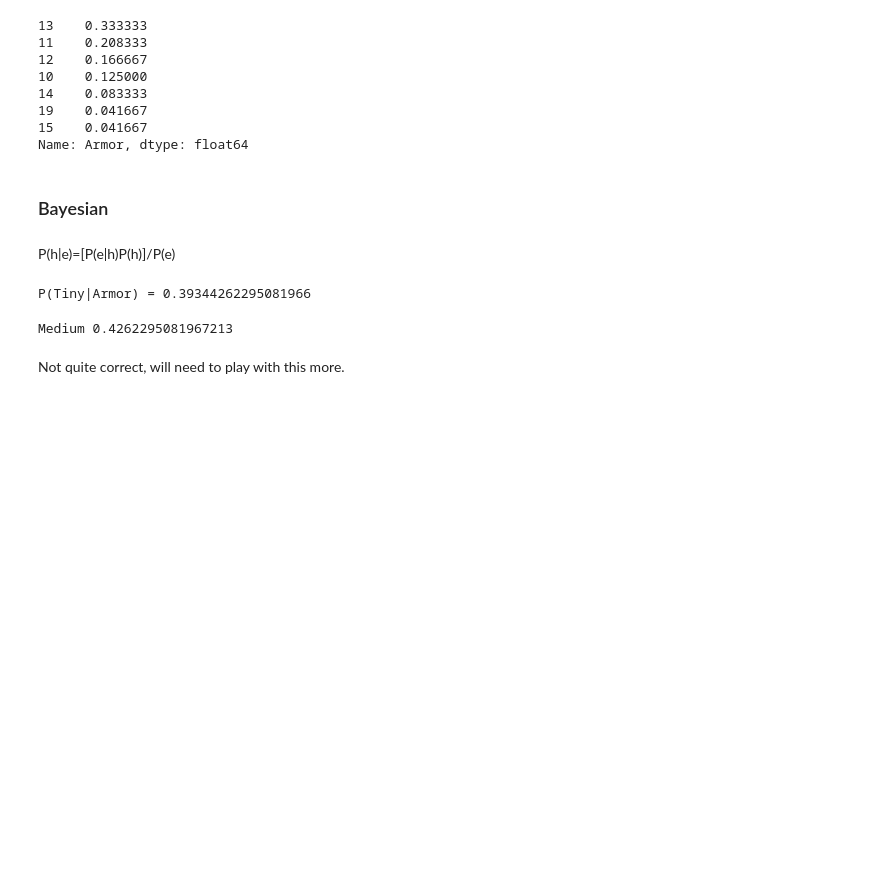
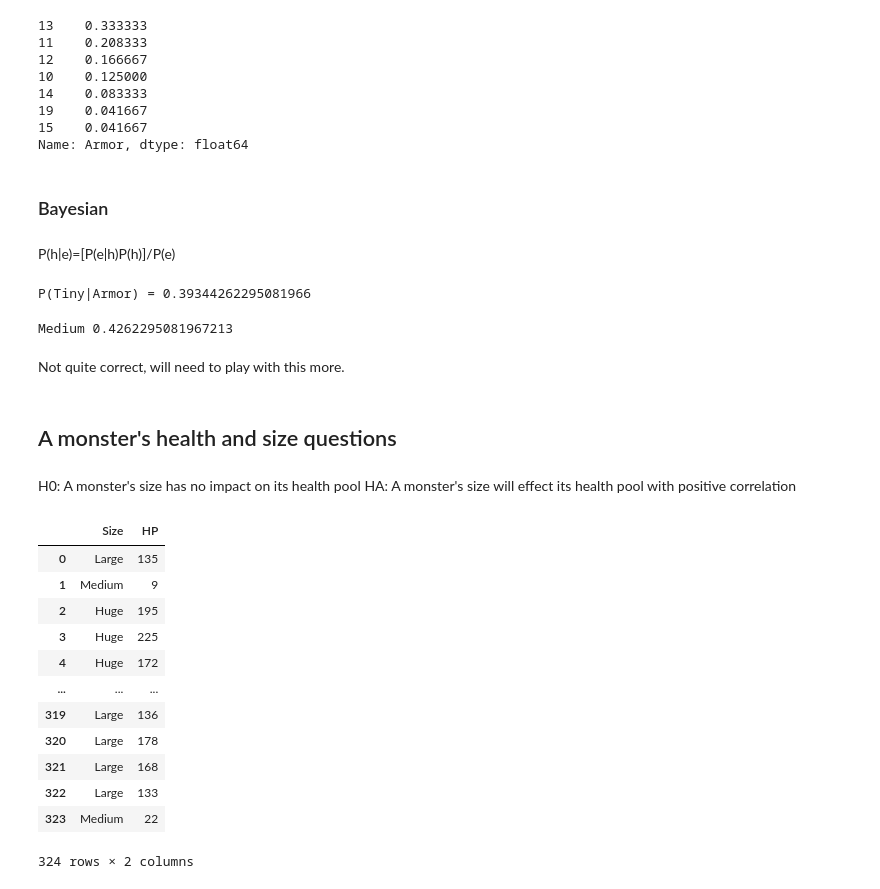
Before and after one commit to dmm4613/dnd-eda, a Jupyter notebook: dnd-eda.ipynb, the cells around one changed output. Drawn from its saved outputs; the diff is of its cells as text; code cells hidden in the pictures; blank space fills up the shorter version.

Commit message:
working on more probability questions

```diff
--- a/dnd-eda.ipynb
+++ b/dnd-eda.ipynb
@@ -497,3 +499,27 @@ print(armor_props.index[0], armor_props[0])
 Medium 0.4262295081967213
 # %% [markdown]
 Not quite correct, will need to play with this more.
+# %% [markdown]
+## A monster's health and size questions
+# %% [markdown]
+H0: A monster's size has no impact on its health pool
+HA: A monster's size will effect its health pool with positive correlation
+# %%
+dnd_look = dnd[['Size', 'HP']]
+
+# dnd_look['Size'] = pd.Categorical(dnd_look['Size'], categories=['Gargantuan', 'Huge','Large','Medium','Small','Tiny'], ordered=True)
+dnd_look
+# %% [output]
+|  | Size | HP |
+| 0 | Large | 135 |
+| 1 | Medium | 9 |
+| 2 | Huge | 195 |
+| 3 | Huge | 225 |
+| 4 | Huge | 172 |
+| ... | ... | ... |
+| 319 | Large | 136 |
+| 320 | Large | 178 |
+| 321 | Large | 168 |
+| 322 | Large | 133 |
+| 323 | Medium | 22 |
+324 rows × 2 columns
```
Also changed, not shown: parts of 21 cells of this notebook.
